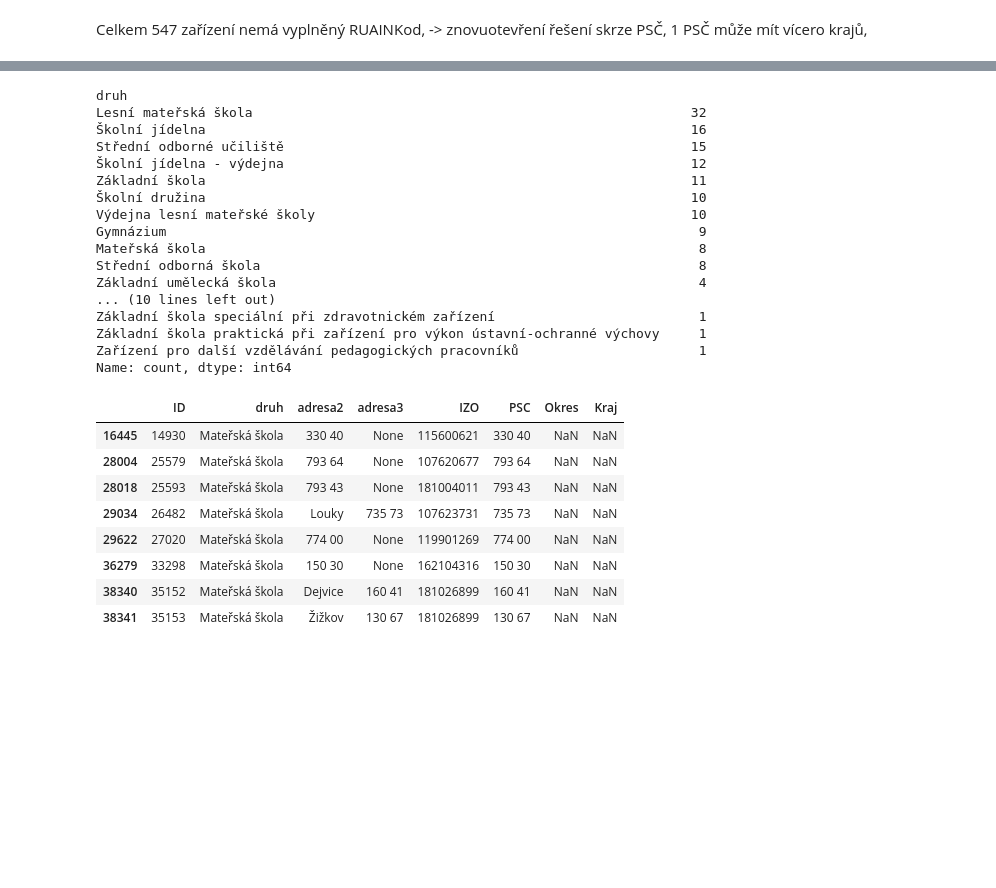
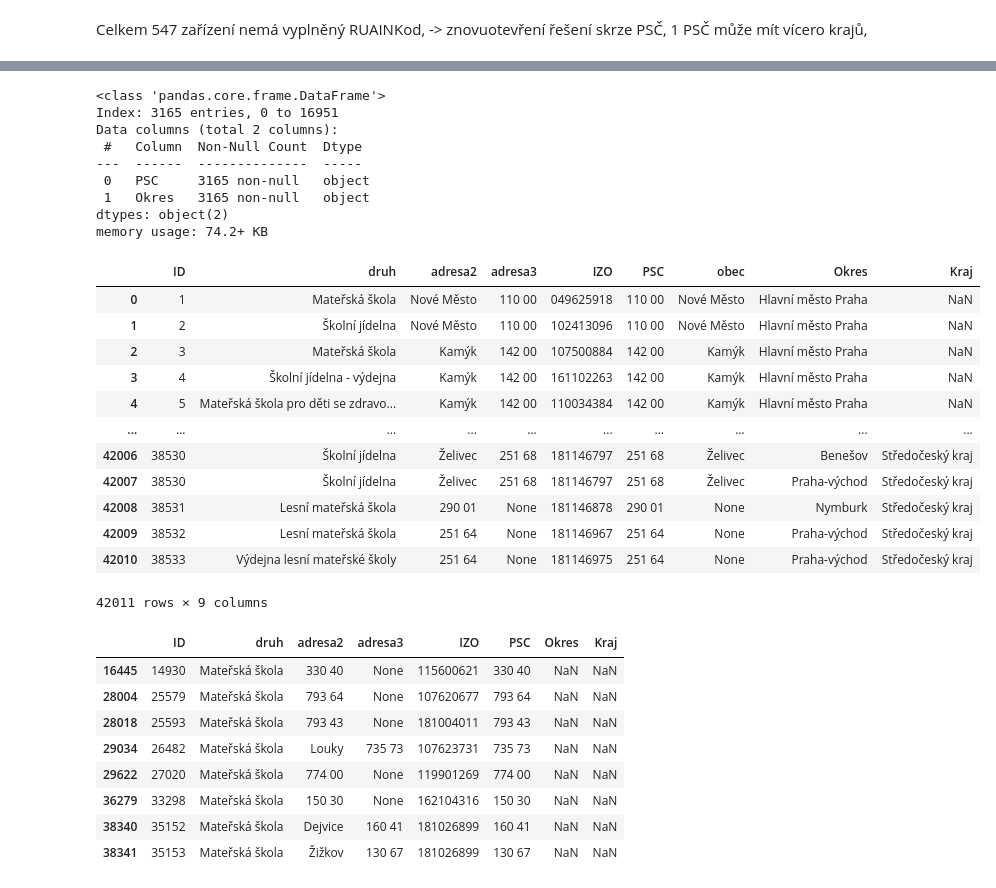
Before and after one commit to klbek/projekt_skolstvi, a Jupyter notebook: zakladni_info-upgrade.ipynb, the cells around one changed output, grey strips where cells are left out. Drawn from its saved outputs; the diff is of its cells as text; code cells hidden in the pictures; blank space fills up the shorter version.

```diff
--- a/zakladni_info-upgrade.ipynb
+++ b/zakladni_info-upgrade.ipynb
@@ -128,38 +168,34 @@ zarizeni_misto
 # %%
-psc_okres = pd.read_csv(r'D:\git\skolstvi_projekt\adresa\psc2okres.csv') # obsahuje duplicity
-okres_kraj = pd.read_csv(r'D:\git\skolstvi_projekt\adresa\okres2kraj.csv') # pouze unikátní hodnoty, íň okresu, než má psc okresů
-
-# psc nutno převést na str a upravit výraz, v zarizeni_misto se nachází názvy měst a pod.
-psc_okres = psc_okres.astype({'PSC':'str'})
-psc_okres['PSC'] = psc_okres['PSC'].apply(lambda x: x[:3] + " " + x[3:])
-psc_okres = psc_okres.drop_duplicates() # dropnutí duplikátu z cca 17tis na cca 3tis záznamů
-# okres_kraj['Okres'].value_counts() #77 okresů
-# psc_okres['Okres'].value_counts() #82 okresů
 # vytvoreni nové tabulky -> dle PSČ zjistime pravděpodobně kraj
 psc_kraj = okres_kraj.merge(psc_okres, how='right', on='Okres')
 # len(psc_kraj['PSC'].unique()) #3007, 3165 je celkový počet, tzn. 158 PSČ celkem figuruje ve vícero krajích
 
 zarizeni_misto2 = zarizeni_misto.merge(psc_kraj, how='left', on='PSC')
 zarizeni_misto2
-zarizeni_misto2[(zarizeni_misto2['Kraj'].isnull()) & (zarizeni_misto2['Okres'].isnull())]['druh'].value_counts()
+# zarizeni_misto2[(zarizeni_misto2['Kraj'].isnull()) & (zarizeni_misto2['Okres'].isnull())]['druh'].value_counts()
 # %% [output]
-druh
-Lesní mateřská škola                                                        32
-Školní jídelna                                                              16
-Střední odborné učiliště                                                    15
-Školní jídelna - výdejna                                                    12
-Základní škola                                                              11
-Školní družina                                                              10
-Výdejna lesní mateřské školy                                                10
-Gymnázium                                                                    9
-Mateřská škola                                                               8
-Střední odborná škola                                                        8
-Základní umělecká škola                                                      4
-... (10 lines left out)
-Základní škola speciální při zdravotnickém zařízení                          1
-Základní škola praktická při zařízení pro výkon ústavní-ochranné výchovy     1
-Zařízení pro další vzdělávání pedagogických pracovníků                       1
-Name: count, dtype: int64
+<class 'pandas.core.frame.DataFrame'>
+Index: 3165 entries, 0 to 16951
+Data columns (total 2 columns):
+ #   Column  Non-Null Count  Dtype
+---  ------  --------------  -----
+ 0   PSC     3165 non-null   object
+ 1   Okres   3165 non-null   object
+dtypes: object(2)
+memory usage: 74.2+ KB
+|  | ID | druh | adresa2 | adresa3 | IZO | PSC | obec | Okres | Kraj |
+| 0 | 1 | Mateřská škola | Nové Město | 110 00 | 049625918 | 110 00 | Nové Město | Hlavní město Praha | NaN |
+| 1 | 2 | Školní jídelna | Nové Město | 110 00 | 102413096 | 110 00 | Nové Město | Hlavní město Praha | NaN |
+| 2 | 3 | Mateřská škola | Kamýk | 142 00 | 107500884 | 142 00 | Kamýk | Hlavní město Praha | NaN |
+| 3 | 4 | Školní jídelna - výdejna | Kamýk | 142 00 | 161102263 | 142 00 | Kamýk | Hlavní město Praha | NaN |
+| 4 | 5 | Mateřská škola pro děti se zdravo... | Kamýk | 142 00 | 110034384 | 142 00 | Kamýk | Hlavní město Praha | NaN |
+| ... | ... | ... | ... | ... | ... | ... | ... | ... | ... |
+| 42006 | 38530 | Školní jídelna | Želivec | 251 68 | 181146797 | 251 68 | Želivec | Benešov | Středočeský kraj |
+| 42007 | 38530 | Školní jídelna | Želivec | 251 68 | 181146797 | 251 68 | Želivec | Praha-východ | Středočeský kraj |
+| 42008 | 38531 | Lesní mateřská škola | 290 01 | None | 181146878 | 290 01 | None | Nymburk | Středočeský kraj |
+| 42009 | 38532 | Lesní mateřská škola | 251 64 | None | 181146967 | 251 64 | None | Praha-východ | Středočeský kraj |
+| 42010 | 38533 | Výdejna lesní mateřské školy | 251 64 | None | 181146975 | 251 64 | None | Praha-východ | Středočeský kraj |
+42011 rows × 9 columns
 # %%
 # zarizeni_misto2[zarizeni_misto2['Kraj'].isnull()]['Okres'].info() #non null 3357
 # zarizeni_misto2[zarizeni_misto2['Kraj'].isnull()]#['Okres'] # 3518 rows
```
Also changed, not shown: parts of 4 cells of this notebook.
